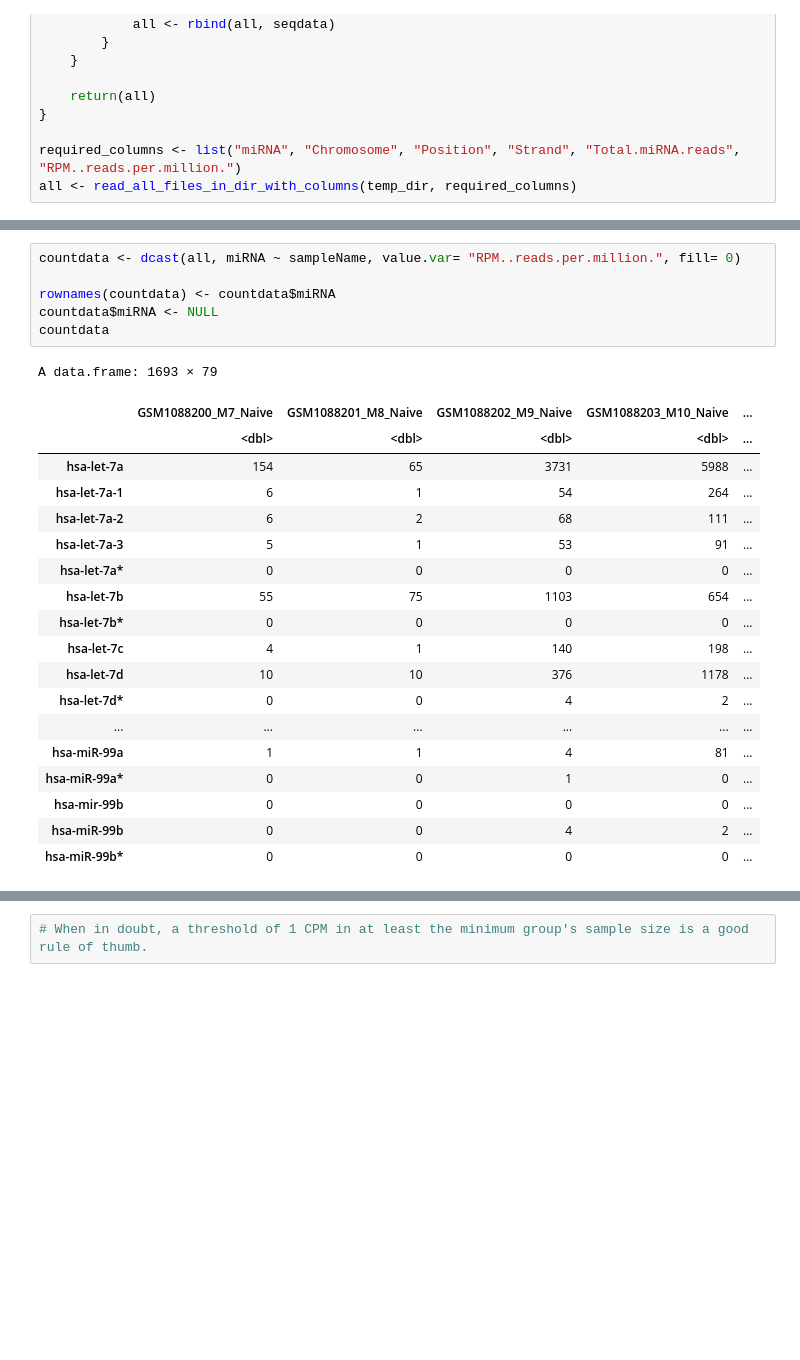
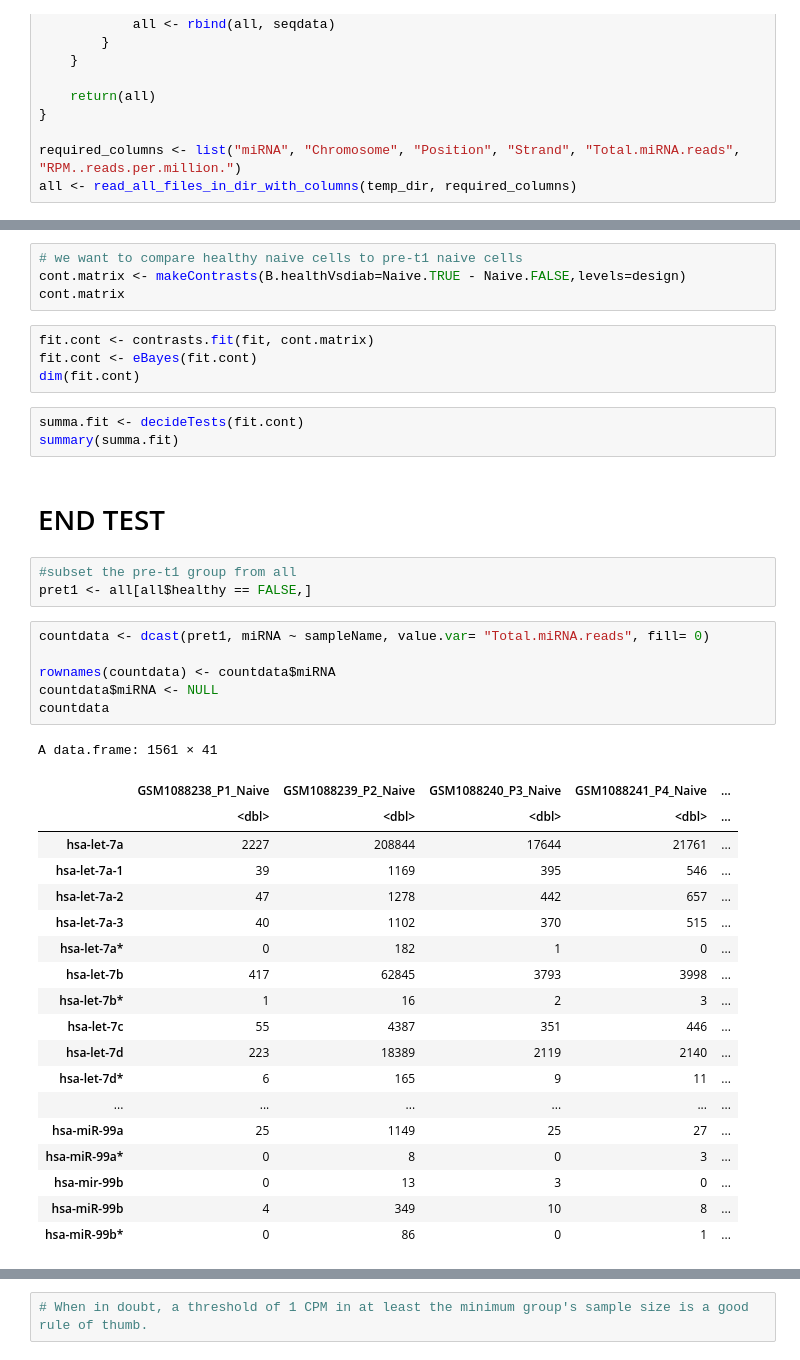
Before and after one commit to derrick56007/mirna_pre-t1d, a Jupyter notebook: notebooks/R_workspace-Copy1.ipynb, the cells around one changed output, grey strips where cells are left out. Cells and saved outputs as stored; diff of their text form; blank space fills up the shorter version.

```diff
--- a/notebooks/R_workspace-Copy1.ipynb
+++ b/notebooks/R_workspace-Copy1.ipynb
@@ -121,26 +191,42 @@ A data.frame: 6 × 9
+# %%
+# we want to compare healthy naive cells to pre-t1 naive cells
+cont.matrix <- makeContrasts(B.healthVsdiab=Naive.TRUE - Naive.FALSE,levels=design)
+cont.matrix
+# %%
+fit.cont <- contrasts.fit(fit, cont.matrix)
+fit.cont <- eBayes(fit.cont)
+dim(fit.cont)
+# %%
+summa.fit <- decideTests(fit.cont)
+summary(summa.fit)
+# %% [markdown]
+# END TEST
+# %%
+#subset the pre-t1 group from all
+pret1 <- all[all$healthy == FALSE,]
 # %%
-countdata <- dcast(all, miRNA ~ sampleName, value.var= "RPM..reads.per.million.", fill= 0)
+countdata <- dcast(pret1, miRNA ~ sampleName, value.var= "Total.miRNA.reads", fill= 0)
 
 rownames(countdata) <- countdata$miRNA
 countdata$miRNA <- NULL
 countdata
 # %% [output]
-A data.frame: 1693 × 79
+A data.frame: 1561 × 41
-|  | GSM1088200_M7_Naive | GSM1088201_M8_Naive | GSM1088202_M9_Naive | GSM1088203_M10_Naive | ... |
+|  | GSM1088238_P1_Naive | GSM1088239_P2_Naive | GSM1088240_P3_Naive | GSM1088241_P4_Naive | ... |
 |  | <dbl> | <dbl> | <dbl> | <dbl> | ... |
-| hsa-let-7a | 154 | 65 | 3731 | 5988 | ... |
-| hsa-let-7a-1 | 6 | 1 | 54 | 264 | ... |
-| hsa-let-7a-2 | 6 | 2 | 68 | 111 | ... |
-| hsa-let-7a-3 | 5 | 1 | 53 | 91 | ... |
-| hsa-let-7a* | 0 | 0 | 0 | 0 | ... |
-| hsa-let-7b | 55 | 75 | 1103 | 654 | ... |
-| hsa-let-7b* | 0 | 0 | 0 | 0 | ... |
-| hsa-let-7c | 4 | 1 | 140 | 198 | ... |
-| hsa-let-7d | 10 | 10 | 376 | 1178 | ... |
-| hsa-let-7d* | 0 | 0 | 4 | 2 | ... |
+| hsa-let-7a | 2227 | 208844 | 17644 | 21761 | ... |
+| hsa-let-7a-1 | 39 | 1169 | 395 | 546 | ... |
+| hsa-let-7a-2 | 47 | 1278 | 442 | 657 | ... |
+| hsa-let-7a-3 | 40 | 1102 | 370 | 515 | ... |
+| hsa-let-7a* | 0 | 182 | 1 | 0 | ... |
+| hsa-let-7b | 417 | 62845 | 3793 | 3998 | ... |
+| hsa-let-7b* | 1 | 16 | 2 | 3 | ... |
+| hsa-let-7c | 55 | 4387 | 351 | 446 | ... |
+| hsa-let-7d | 223 | 18389 | 2119 | 2140 | ... |
+| hsa-let-7d* | 6 | 165 | 9 | 11 | ... |
 | ... | ... | ... | ... | ... | ... |
-| hsa-miR-99a | 1 | 1 | 4 | 81 | ... |
-| hsa-miR-99a* | 0 | 0 | 1 | 0 | ... |
-| hsa-mir-99b | 0 | 0 | 0 | 0 | ... |
-| hsa-miR-99b | 0 | 0 | 4 | 2 | ... |
-| hsa-miR-99b* | 0 | 0 | 0 | 0 | ... |
+| hsa-miR-99a | 25 | 1149 | 25 | 27 | ... |
+| hsa-miR-99a* | 0 | 8 | 0 | 3 | ... |
+| hsa-mir-99b | 0 | 13 | 3 | 0 | ... |
+| hsa-miR-99b | 4 | 349 | 10 | 8 | ... |
+| hsa-miR-99b* | 0 | 86 | 0 | 1 | ... |
```
Also changed, not shown: parts of 36 cells of this notebook, 2 other files.
